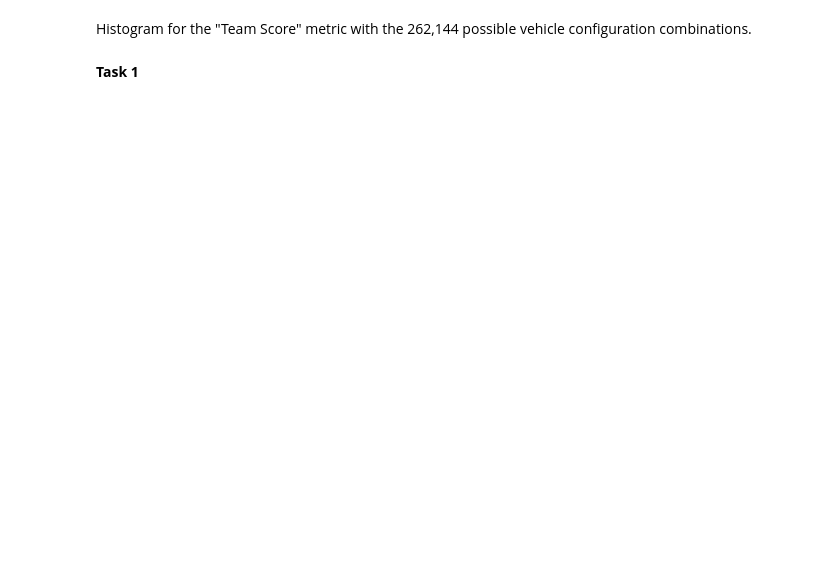
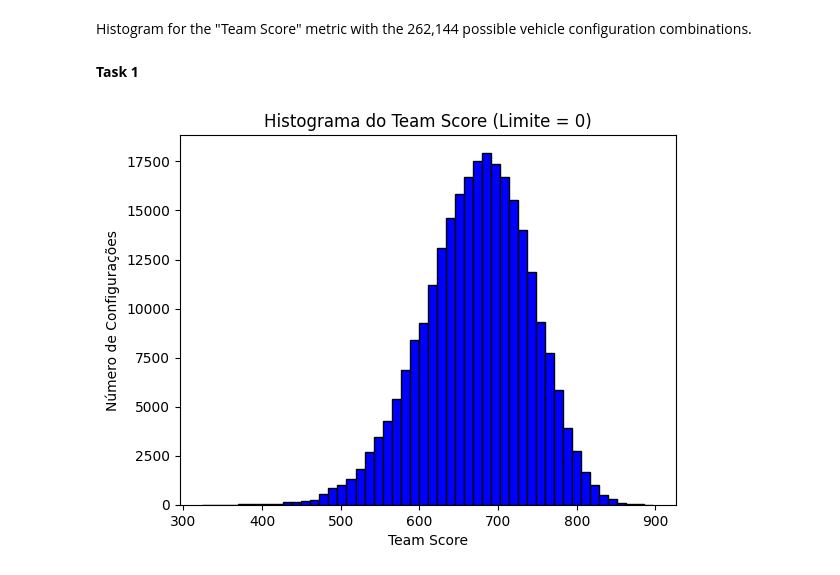
Before and after one commit to yantvrs/Algoritmos_e_estruturas_de_dados_II, a Jupyter notebook: configuringASetup/F1Setup.ipynb, the cells around one changed output. Cells and saved outputs as stored; diff of their text form; code cells hidden in the pictures; blank space fills up the shorter version.

```diff
--- a/configuringASetup/F1Setup.ipynb
+++ b/configuringASetup/F1Setup.ipynb
@@ -119,2 +121,71 @@ class CarSetup:
 # %% [markdown]
 **Task 1**
+# %%
+import matplotlib.pyplot as plt
+
+def generate_all_setups(brakes_options, engine_options, suspension_options, frontWing_options, rearWing_options, gearbox_options):
+    all_setups = []
+
+    for brakes in brakes_options:
+        for engine in engine_options:
+            for suspension in suspension_options:
+                for frontWing in frontWing_options:
+                    for rearWing in rearWing_options:
+                        for gearBox in gearbox_options:
+                            setup = CarSetup(brakes, gearBox, rearWing, frontWing, suspension, engine)
+                            contributions = setup.calculate_contributions()
+
+                            setup_data = {
+                                "setup": setup,
+                                "contributions": contributions
+                            }
+                            all_setups.append(setup_data)
+
+    return all_setups
+
+def filter_team_scores(all_setups, cutoff):
+    team_scores = []
+
+    for setup_data in all_setups:
+        contributions = setup_data["contributions"]
+        team_score = (
+            contributions["Speed"]
+            + contributions["Cornering"]
+            + contributions["Power Unit"]
+            + contributions["Reliability"]
+            + (contributions["Average Pit Stop Time"] / 0.02)
+        )
+
+        if team_score >= cutoff:
+            team_scores.append(team_score)
+
+    return team_scores
+
+def plot_histogram(team_scores, cutoff):
+    plt.hist(team_scores, bins=50, color='blue', edgecolor='black')
+    plt.xlabel("Team Score")
+    plt.ylabel("Número de Configurações")
+    plt.title(f"Histograma do Team Score (Limite = {cutoff})")
+    plt.show()
+
+# Define as opções de configuração
+brakes_options = CarSetup.brakes_options
+engine_options = CarSetup.engine_options
+suspension_options = CarSetup.suspension_options
+frontWing_options = CarSetup.frontWing_options
+rearWing_options = CarSetup.rearWing_options
+gearbox_options = CarSetup.gearbox_options
+
+# Define o limite
+cutoff = 0
+
+# Gere todas as configurações possíveis
+all_setups = generate_all_setups(brakes_options, engine_options, suspension_options, frontWing_options, rearWing_options, gearbox_options)
+
+# Filtre os Team Scores
+team_scores = filter_team_scores(all_setups, cutoff)
+
+# Plote o histograma
+plot_histogram(team_scores, cutoff)
+# %% [output]
+[figure, added]
```
Also changed, not shown: parts of 1 cell of this notebook.
